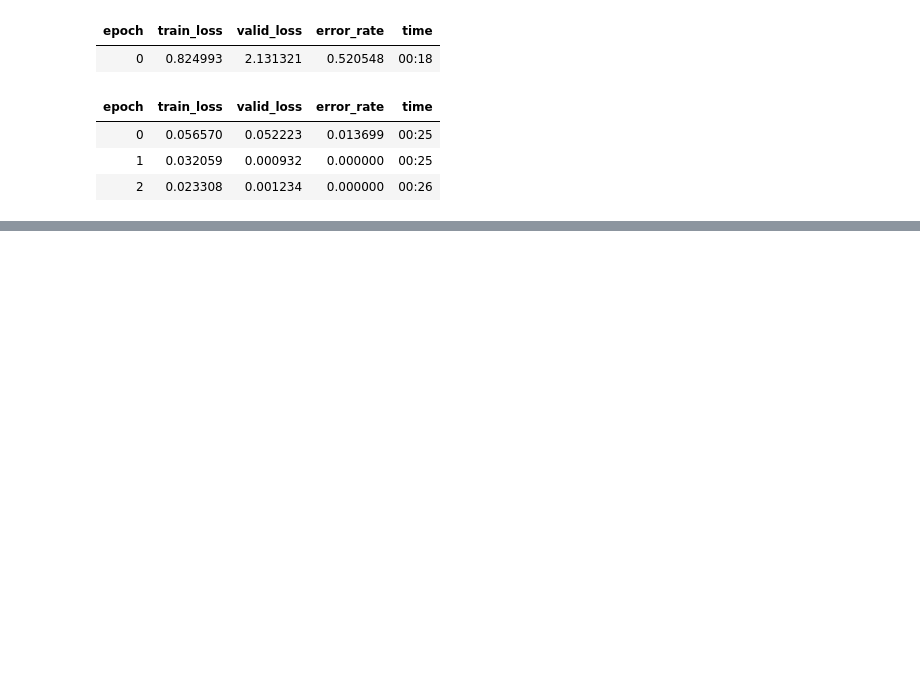
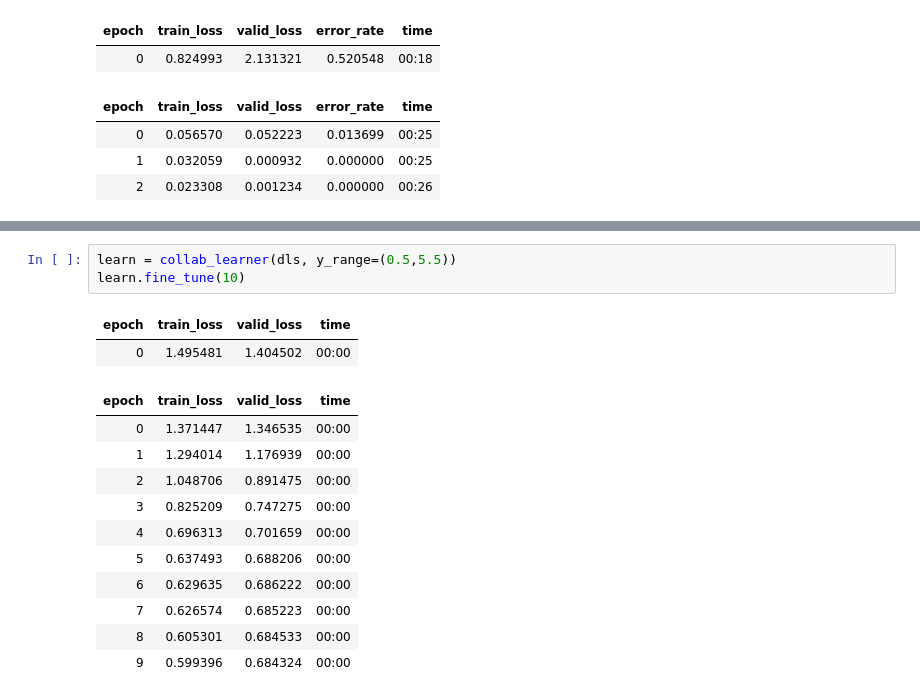
Before and after one commit to khushi-tulsiyan/fastai-course-notebooks, a Jupyter notebook: ep1.ipynb, the cells around one changed output, grey strips where cells are left out. Cells and saved outputs as stored; diff of their text form; blank space fills up the shorter version.

```diff
--- a/ep1.ipynb
+++ b/ep1.ipynb
@@ -75,0 +161,17 @@ print(f"Probability it's a bird: {probs[0]:.4f}")
+# %%
+learn = collab_learner(dls, y_range=(0.5,5.5))
+learn.fine_tune(10)
+# %% [output]
+| epoch | train_loss | valid_loss | time |
+| 0 | 1.495481 | 1.404502 | 00:00 |
+| epoch | train_loss | valid_loss | time |
+| 0 | 1.371447 | 1.346535 | 00:00 |
+| 1 | 1.294014 | 1.176939 | 00:00 |
+| 2 | 1.048706 | 0.891475 | 00:00 |
+| 3 | 0.825209 | 0.747275 | 00:00 |
+| 4 | 0.696313 | 0.701659 | 00:00 |
+| 5 | 0.637493 | 0.688206 | 00:00 |
+| 6 | 0.629635 | 0.686222 | 00:00 |
+| 7 | 0.626574 | 0.685223 | 00:00 |
+| 8 | 0.605301 | 0.684533 | 00:00 |
+| 9 | 0.599396 | 0.684324 | 00:00 |
```
Also changed, not shown: parts of 7 cells of this notebook, 2 other files.
